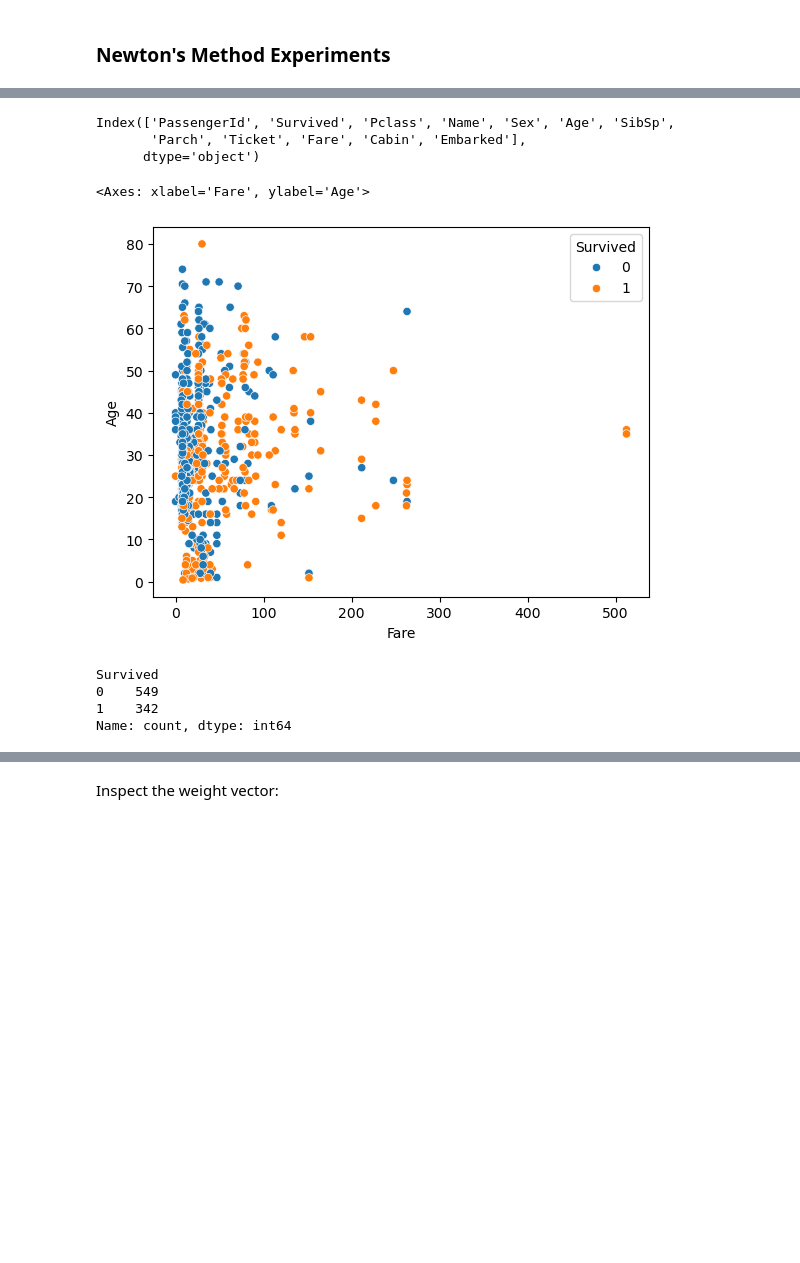
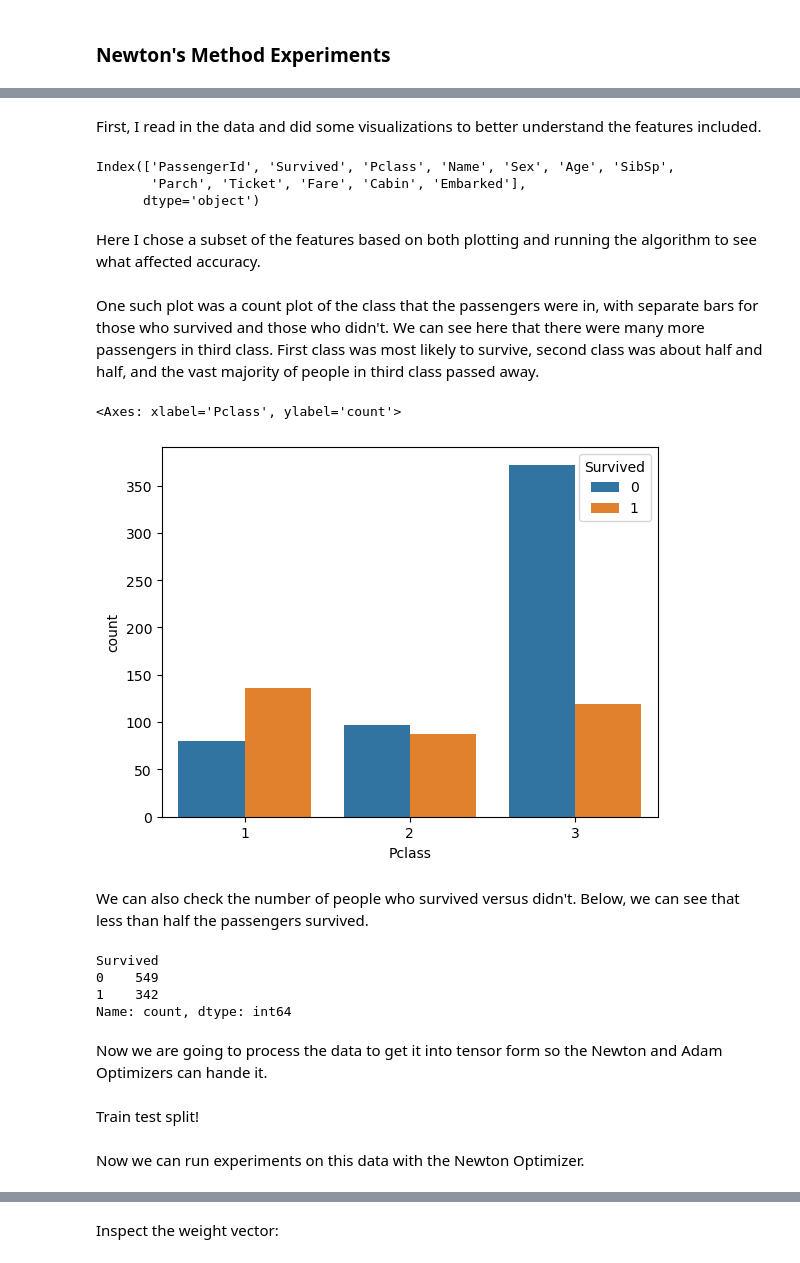
Before and after one commit to ellisterling/ellisterling.github.io, a Jupyter notebook: posts/newton/index.ipynb, the cells around one changed output, grey strips where cells are left out. Saved outputs shown, nothing was run; the diff lists cells and outputs as text; code cells hidden in the pictures; blank space fills up the shorter version.

Commit message:
finished newton/adam

```diff
--- a/posts/newton/index.ipynb
+++ b/posts/newton/index.ipynb
@@ -116,3 +124,5 @@ It took me a long time to find a dataset that worked well for Newton's method. S
+# %% [markdown]
+First, I read in the data and did some visualizations to better understand the features included.
 # %%
 df = pd.read_csv("/Users/ellisterling/Documents/spring25/csci0451/ellisterling.github.io/posts/newton/data/Titanic-Dataset.csv")
 df.columns
@@ -120,18 +130,19 @@ df.columns
 Index(['PassengerId', 'Survived', 'Pclass', 'Name', 'Sex', 'Age', 'SibSp',
        'Parch', 'Ticket', 'Fare', 'Cabin', 'Embarked'],
       dtype='object')
+# %% [markdown]
+Here I chose a subset of the features based on both plotting and running the algorithm to see what affected accuracy.
 # %%
 filter = ["Pclass", "Sex", "Age", "Fare", "Survived"]
+# %% [markdown]
+One such plot was a count plot of the class that the passengers were in, with separate bars for those who survived and those who didn't. We can see here that there were many more passengers in third class. First class was most likely to survive, second class was about half and half, and the vast majority of people in third class passed away.
 # %%
-# fig, ax = plt.subplots(1, 1, figsize = (6, 4))
-# hist = ax.hist(df['Location'], bins = 50, color = "steelblue", alpha = 0.6, linewidth = 1, edgecolor = "black")
-# |sns.countplot(df[df["Preference"] == 0], x = "Environmental_Concerns", hue = "Preference")
-# sns.scatterplot(df, x = "Proximity_to_Mountains", y = "Vacation_Budget", hue = "Preference")
-# sns.countplot(df, x = "Pclass", hue = "Survived")
-sns.scatterplot(df, x = "Fare", y = "Age", hue = "Survived")
+sns.countplot(df, x = "Pclass", hue = "Survived")
 # %% [output]
-<Axes: xlabel='Fare', ylabel='Age'>
+<Axes: xlabel='Pclass', ylabel='count'>
-[figure, old version]
+[figure, new version]
+# %% [markdown]
+We can also check the number of people who survived versus didn't. Below, we can see that less than half the passengers survived.
 # %%
 df.groupby("Survived")["Survived"].value_counts()
 # %% [output]
@@ -139,10 +150,14 @@ Survived
 0    549
 1    342
 Name: count, dtype: int64
+# %% [markdown]
+Now we are going to process the data to get it into tensor form so the Newton and Adam Optimizers can hande it.
 # %%
 df = df[filter]
 df = df.dropna()
 df = pd.get_dummies(df)
+# %% [markdown]
+Train test split!
 # %%
 df_train, df_test = train_test_split(df, test_size = 0.3)
 X_train = df_train.drop("Survived", axis=1)
@@ -160,3 +175,5 @@ X_train_tensor
 y_train_tensor = y_train_tensor.double()
 X_test_tensor = X_test_tensor.double()
 y_test_tensor = y_test_tensor.double()
+# %% [markdown]
+Now we can run experiments on this data with the Newton Optimizer.
```
Also changed, not shown: parts of 55 cells of this notebook, 16 other files.
